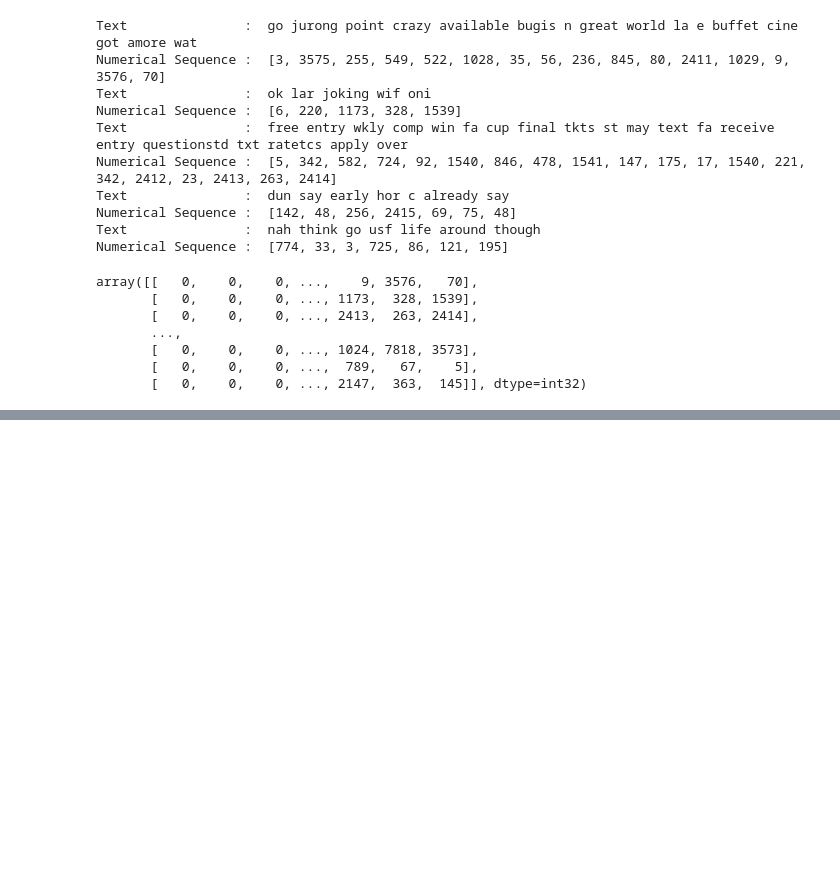
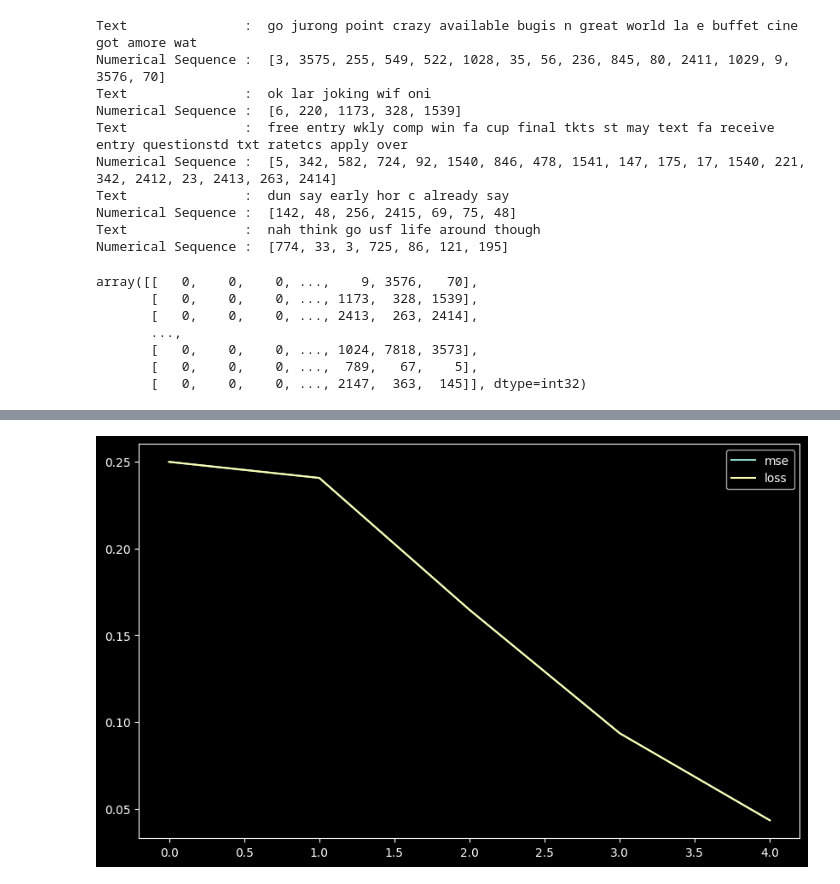
Before and after one commit to kevhainfo/Group10, a Jupyter notebook: scamDetectionyay.ipynb, the cells around one changed output, grey strips where cells are left out. Drawn from its saved outputs; the diff is of its cells as text; code cells hidden in the pictures; blank space fills up the shorter version.

```diff
--- a/scamDetectionyay.ipynb
+++ b/scamDetectionyay.ipynb
@@ -369,4 +300,0 @@ text_to_sequence = tokenizer.texts_to_sequences(X)
-# %%
-for i in range(5):
-           print("Text               : ",X[i] )
-           print("Numerical Sequence : ", text_to_sequence[i])
@@ -401,14 +312,14 @@ def create_model():
 
       lstm_model = Sequential()
       lstm_model.add(Embedding(TOT_SIZE, 32, input_length=max_length_sequence))
-      lstm_model.add(LSTM(100))
+      lstm_model.add(LSTM(30))
       lstm_model.add(Dropout(0.4))
       lstm_model.add(Dense(20, activation="relu"))
       lstm_model.add(Dropout(0.3))
       lstm_model.add(Dense(1, activation = "sigmoid"))
       return lstm_model
 lstm_model = create_model()
-lstm_model.compile(loss = "binary_crossentropy", optimizer = "adam", metrics = ["accuracy"])
+lstm_model.compile(loss = "mse", optimizer = "adam", metrics = ["mean_squared_error"])
 lstm_model.summary()
 # %% [output]
 Model: "sequential_1"
@@ -429,6 +340,6 @@ Trainable params: 602697 (2.30 MB)
 Non-trainable params: 0 (0.00 Byte)
 _________________________________________________________________
 # %%
-lstm_model.fit(padded_sms_sequence, y, epochs = 5, validation_split=0.2, batch_size=16)
+history=lstm_model.fit(padded_sms_sequence, y, epochs = 5, validation_split=0.2, batch_size=16)
 # %% [output]
 Epoch 1/5
@@ -444,0 +355,8 @@ Epoch 5/5
+# %%
+plt.figure(figsize=(10, 6))
+plt.plot(history.history['mean_squared_error'], label='mse')
+plt.plot(history.history['loss'], label='loss')
+plt.legend()
+plt.show()
+# %% [output]
+[figure, added]
```
Also changed, not shown: parts of 29 cells of this notebook, 3 other files.
